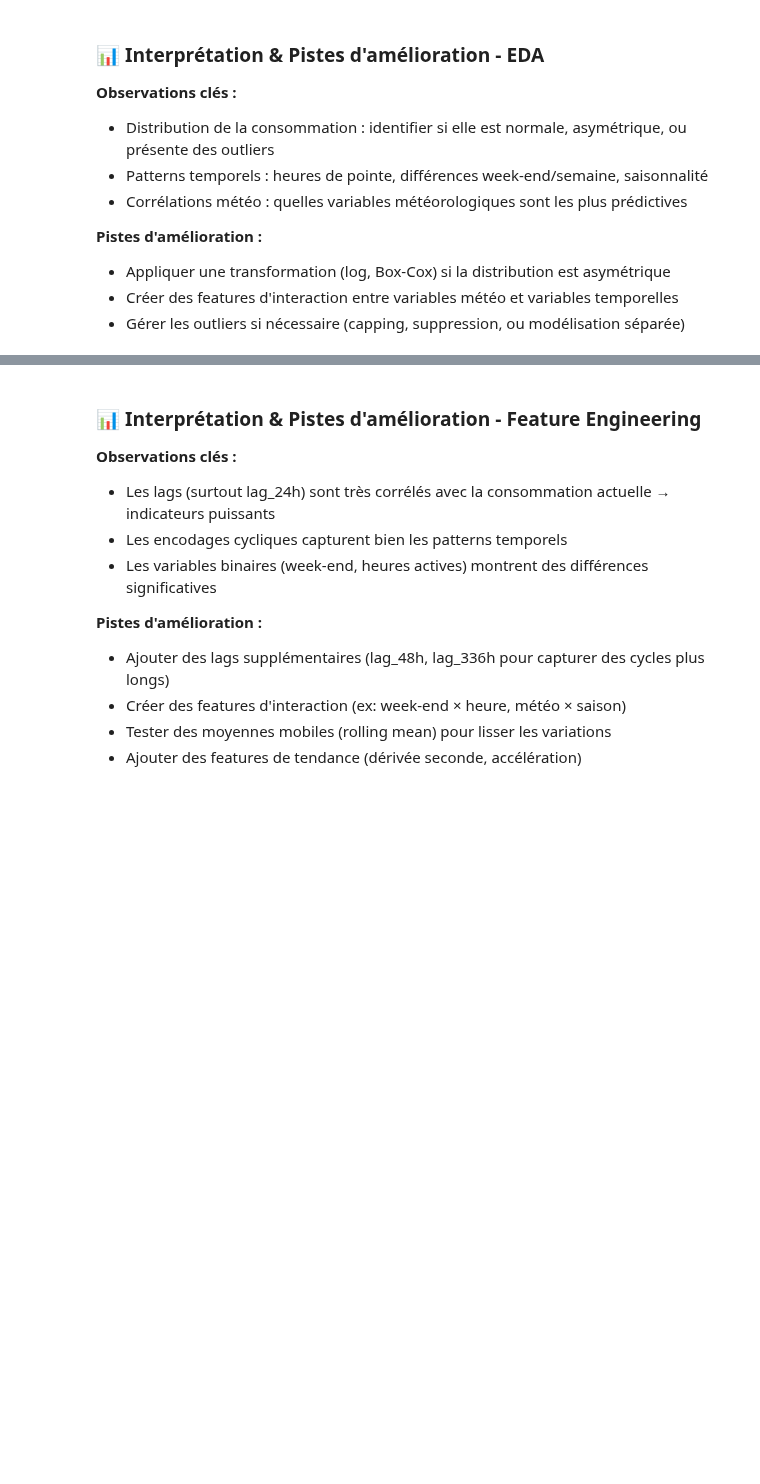
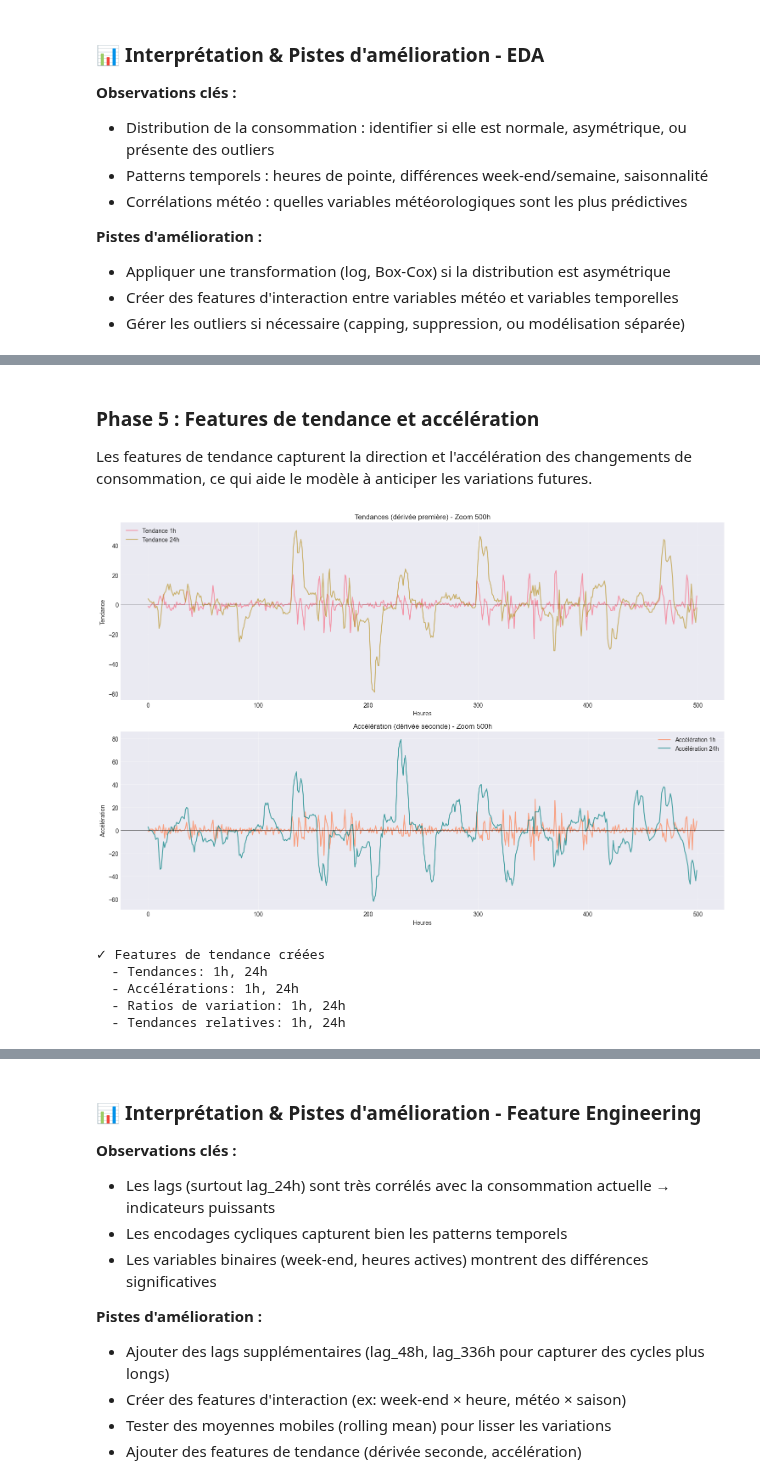
Before and after one commit to juleshenri2003/prediction_conso, a Jupyter notebook: notebook.ipynb, the cells around one changed output, grey strips where cells are left out. Cells and saved outputs as stored; diff of their text form; code cells hidden in the pictures; blank space fills up the shorter version.

```diff
--- a/notebook.ipynb
+++ b/notebook.ipynb
@@ -403,0 +589,61 @@ print(f"  - Différences: 1h, 24h")
+# %% [markdown]
+### Phase 5 : Features de tendance et accélération
+
+Les features de tendance capturent la direction et l'accélération des changements de consommation, ce qui aide le modèle à anticiper les variations futures.
+# %%
+# Tendance (dérivée première) : vitesse de changement
+trend_1h = diff_1h  # Tendance sur 1h (déjà calculée)
+trend_24h = diff_24h  # Tendance sur 24h (déjà calculée)
+
+# Accélération (dérivée seconde) : changement de la vitesse
+# Accélération = changement de la tendance
+acceleration_1h = diff_1h - np.roll(diff_1h, 1)  # Accélération sur 1h
+acceleration_24h = diff_24h - np.roll(diff_24h, 24)  # Accélération sur 24h
+
+# Ratio de variation (pourcentage de changement)
+ratio_change_1h = diff_1h / (lag_2 + 1e-6)  # Éviter division par zéro
+ratio_change_24h = diff_24h / (lag_24 + 1e-6)
+
+# Tendance relative (normalisée par la valeur moyenne)
+trend_relative_1h = diff_1h / (rolling_mean_24h + 1e-6)
+trend_relative_24h = diff_24h / (rolling_mean_24h + 1e-6)
+
+# Visualisation des features de tendance
+fig, axes = plt.subplots(2, 1, figsize=(15, 10))
+
+sample_idx = slice(500, 1000)
+
+# Tendance et accélération
+axes[0].plot(trend_1h[sample_idx], label='Tendance 1h', alpha=0.7, linewidth=1.5)
+axes[0].plot(trend_24h[sample_idx], label='Tendance 24h', alpha=0.7, linewidth=1.5)
+axes[0].axhline(0, color='black', linestyle='-', linewidth=0.5)
+axes[0].set_title('Tendances (dérivée première) - Zoom 500h')
+axes[0].set_xlabel('Heures')
+axes[0].set_ylabel('Tendance')
+axes[0].legend()
+axes[0].grid(True, alpha=0.3)
+
+axes[1].plot(acceleration_1h[sample_idx], label='Accélération 1h', alpha=0.7, linewidth=1.5, color='coral')
+axes[1].plot(acceleration_24h[sample_idx], label='Accélération 24h', alpha=0.7, linewidth=1.5, color='teal')
+axes[1].axhline(0, color='black', linestyle='-', linewidth=0.5)
+axes[1].set_title('Accélération (dérivée seconde) - Zoom 500h')
+axes[1].set_xlabel('Heures')
+axes[1].set_ylabel('Accélération')
+axes[1].legend()
+axes[1].grid(True, alpha=0.3)
+
+plt.tight_layout()
+plt.show()
+
+print(f"✓ Features de tendance créées")
+print(f"  - Tendances: 1h, 24h")
+print(f"  - Accélérations: 1h, 24h")
+print(f"  - Ratios de variation: 1h, 24h")
+print(f"  - Tendances relatives: 1h, 24h")
+# %% [output]
+[figure, added]
+✓ Features de tendance créées
+  - Tendances: 1h, 24h
+  - Accélérations: 1h, 24h
+  - Ratios de variation: 1h, 24h
+  - Tendances relatives: 1h, 24h
```
Also changed, not shown: parts of 66 cells of this notebook.
